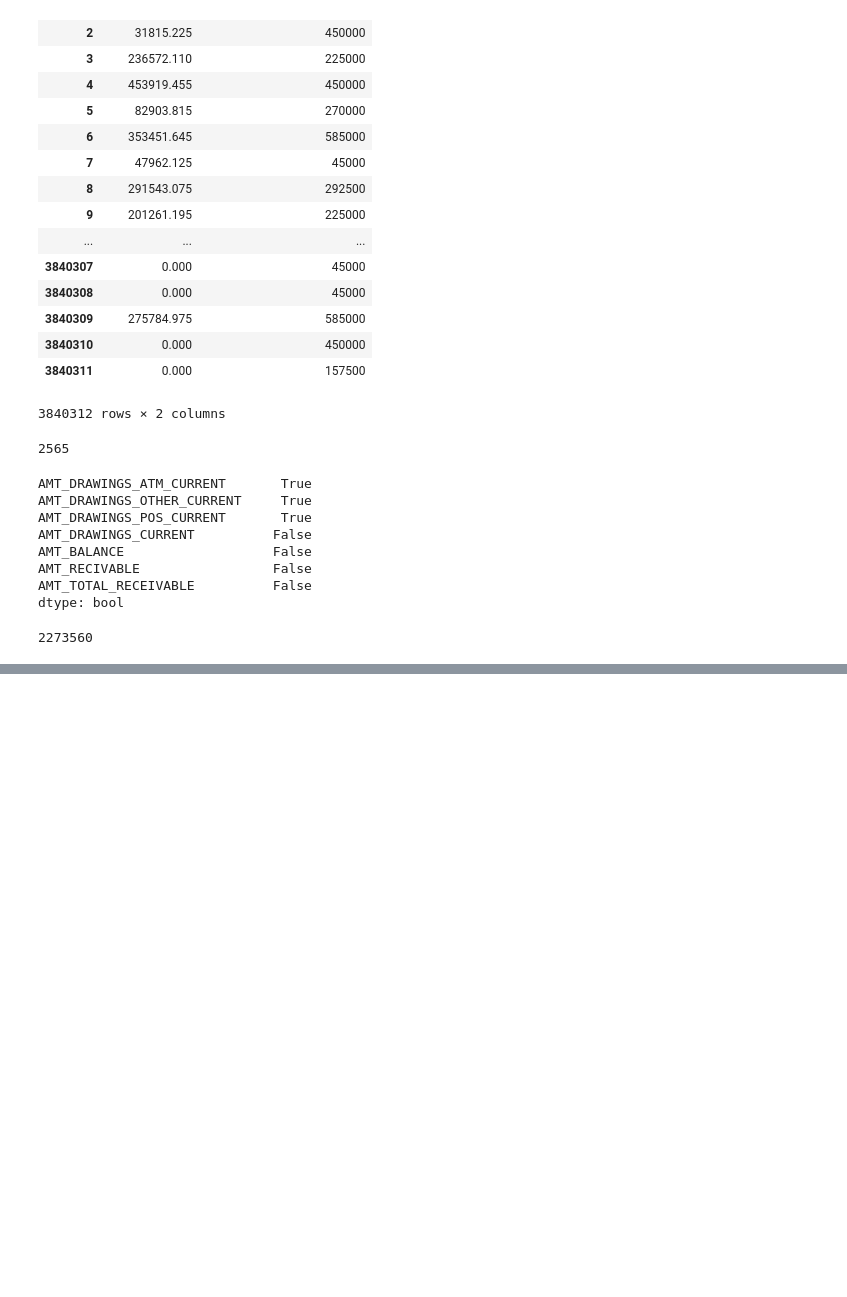
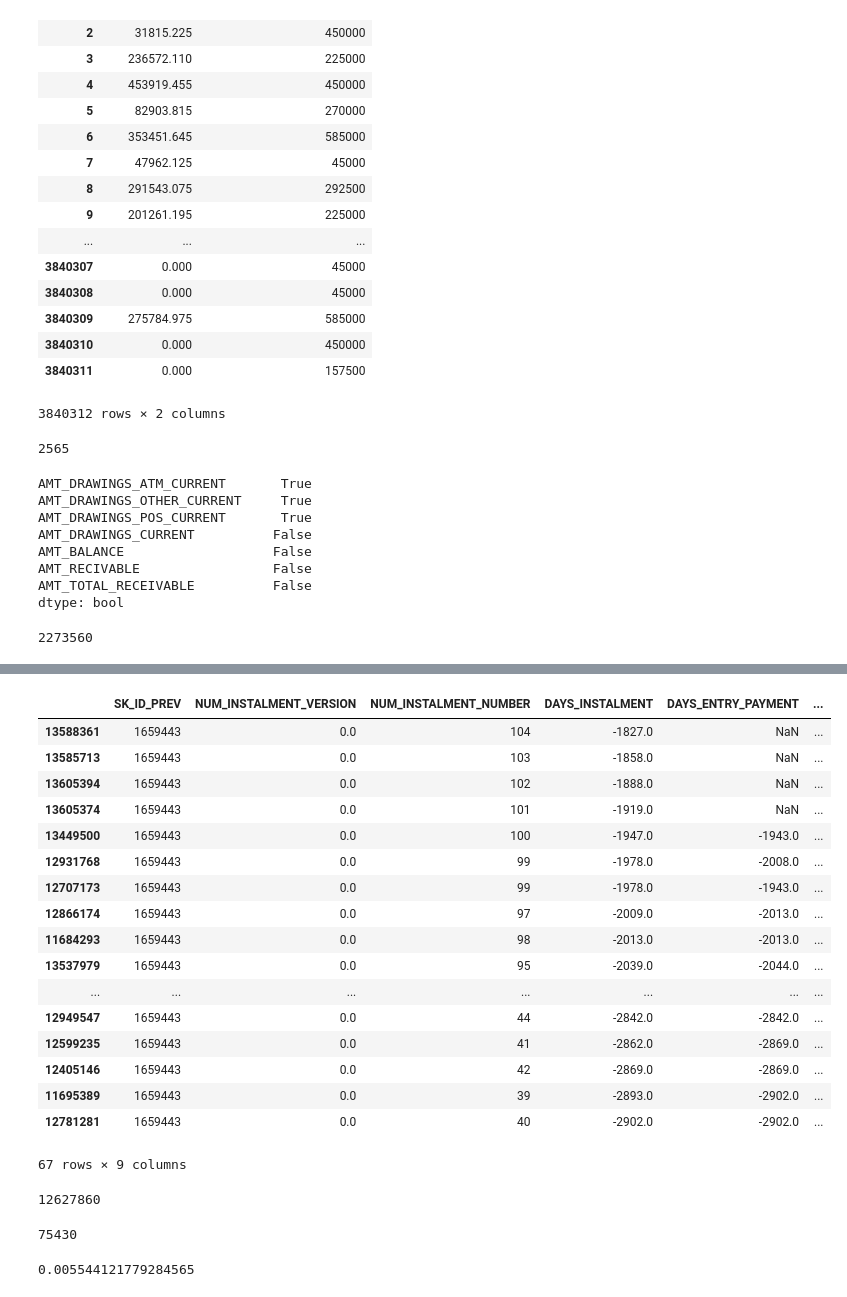
Before and after one commit to wluo-personal/AlphaBoosting, a Jupyter notebook: home_credit/haoyan/test.ipynb, the cells around one changed output, grey strips where cells are left out. Saved outputs shown, nothing was run; the diff lists cells and outputs as text; code cells hidden in the pictures; blank space fills up the shorter version.

```diff
--- a/home_credit/haoyan/test.ipynb
+++ b/home_credit/haoyan/test.ipynb
@@ -206,0 +274,36 @@ sum(credit['AMT_PAYMENT_TOTAL_CURRENT'] - credit['AMT_BALANCE'] >= 0)
+# %%
+cols = [x for x in inst.columns if x not in ['SK_ID_CURR']]
+
+inst[cols][inst['SK_ID_PREV'] == 1659443].sort_values('DAYS_INSTALMENT', ascending=False)
+# %% [output]
+|  | SK_ID_PREV | NUM_INSTALMENT_VERSION | NUM_INSTALMENT_NUMBER | DAYS_INSTALMENT | DAYS_ENTRY_PAYMENT | ... |
+| 13588361 | 1659443 | 0.0 | 104 | -1827.0 | NaN | ... |
+| 13585713 | 1659443 | 0.0 | 103 | -1858.0 | NaN | ... |
+| 13605394 | 1659443 | 0.0 | 102 | -1888.0 | NaN | ... |
+| 13605374 | 1659443 | 0.0 | 101 | -1919.0 | NaN | ... |
+| 13449500 | 1659443 | 0.0 | 100 | -1947.0 | -1943.0 | ... |
+| 12931768 | 1659443 | 0.0 | 99 | -1978.0 | -2008.0 | ... |
+| 12707173 | 1659443 | 0.0 | 99 | -1978.0 | -1943.0 | ... |
+| 12866174 | 1659443 | 0.0 | 97 | -2009.0 | -2013.0 | ... |
+| 11684293 | 1659443 | 0.0 | 98 | -2013.0 | -2013.0 | ... |
+| 13537979 | 1659443 | 0.0 | 95 | -2039.0 | -2044.0 | ... |
+| ... | ... | ... | ... | ... | ... | ... |
+| 12949547 | 1659443 | 0.0 | 44 | -2842.0 | -2842.0 | ... |
+| 12599235 | 1659443 | 0.0 | 41 | -2862.0 | -2869.0 | ... |
+| 12405146 | 1659443 | 0.0 | 42 | -2869.0 | -2869.0 | ... |
+| 11695389 | 1659443 | 0.0 | 39 | -2893.0 | -2902.0 | ... |
+| 12781281 | 1659443 | 0.0 | 40 | -2902.0 | -2902.0 | ... |
+67 rows × 9 columns
+# %%
+group = inst.groupby(['SK_ID_PREV', 'NUM_INSTALMENT_NUMBER'])[['AMT_PAYMENT']].sum().reset_index()
+group0 = inst.groupby(['SK_ID_PREV', 'NUM_INSTALMENT_NUMBER'])[['AMT_INSTALMENT']].min().reset_index()
+# %% [output]
+12627860
+# %%
+((group['AMT_PAYMENT'] - group0['AMT_INSTALMENT'])<0).sum()
+# %% [output]
+75430
+# %%
+ 75430/ 13605401
+# %% [output]
+0.005544121779284565
```
Also changed, not shown: parts of 19 cells of this notebook, 3 other files.
